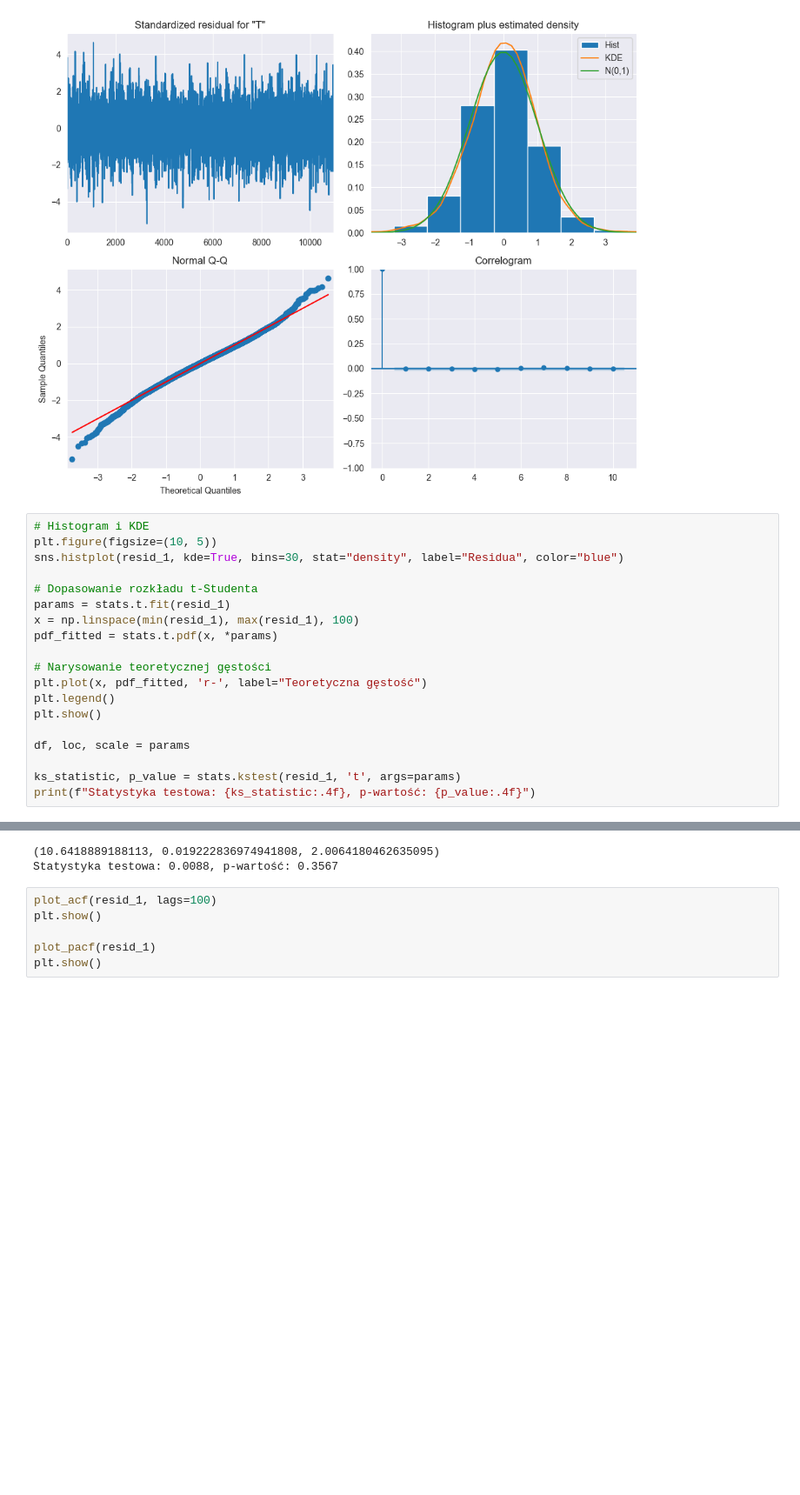
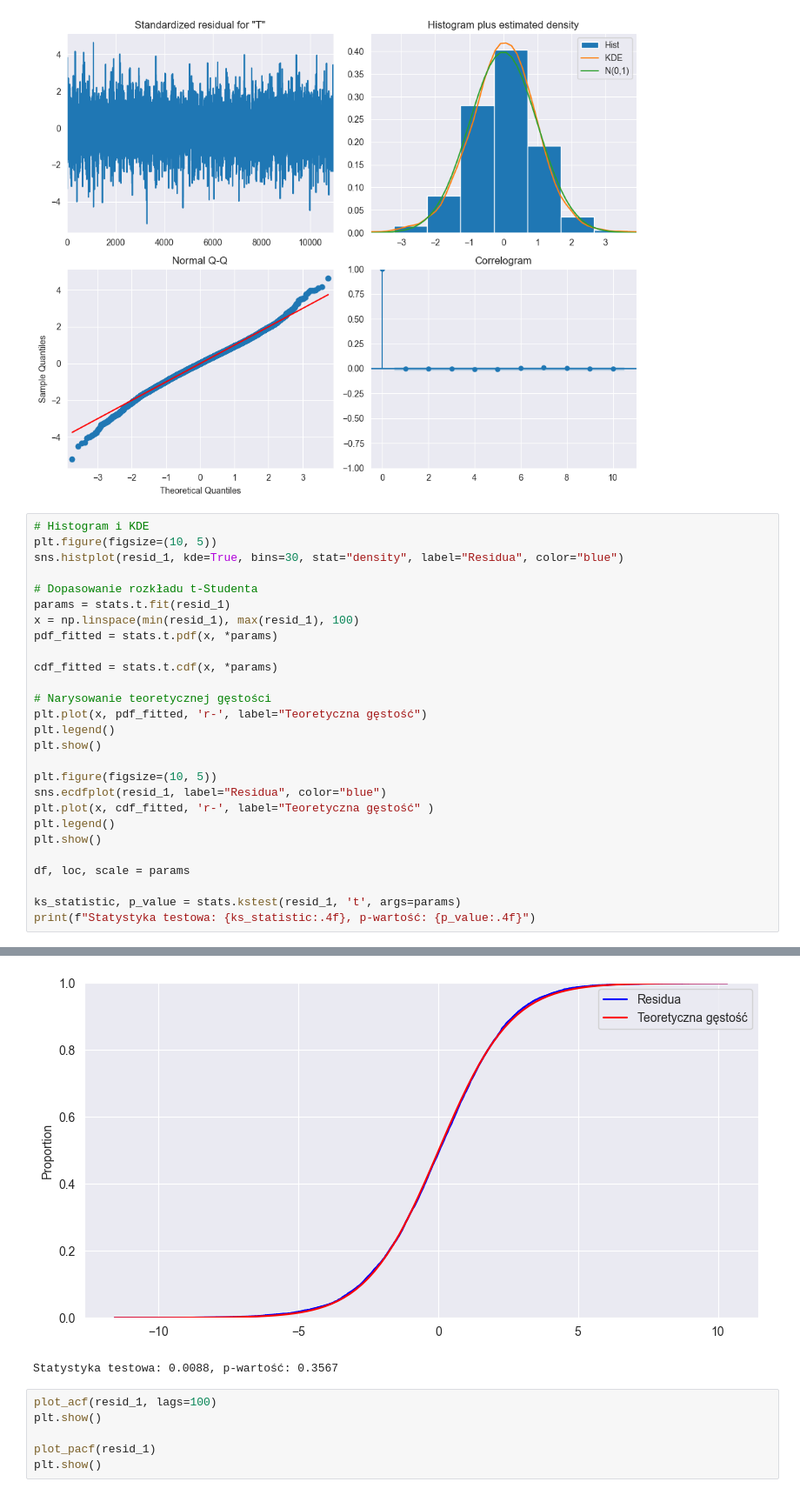
Before and after one commit to prog-zuzanna-sosnowska/Projekt-kaszcz, a Jupyter notebook: src/projekt_ARMA.ipynb, the cells around one changed output, grey strips where cells are left out. Shown at 87% size. Drawn from its saved outputs; the diff is of its cells as text; blank space fills up the shorter version.

```diff
--- a/src/projekt_ARMA.ipynb
+++ b/src/projekt_ARMA.ipynb
@@ -534,25 +534,33 @@ plt.show()
 # %%
 # Histogram i KDE
 plt.figure(figsize=(10, 5))
 sns.histplot(resid_1, kde=True, bins=30, stat="density", label="Residua", color="blue")
 
 # Dopasowanie rozkładu t-Studenta
 params = stats.t.fit(resid_1)
 x = np.linspace(min(resid_1), max(resid_1), 100)
 pdf_fitted = stats.t.pdf(x, *params)
 
+cdf_fitted = stats.t.cdf(x, *params)
+
 # Narysowanie teoretycznej gęstości
 plt.plot(x, pdf_fitted, 'r-', label="Teoretyczna gęstość")
+plt.legend()
+plt.show()
+
+plt.figure(figsize=(10, 5))
+sns.ecdfplot(resid_1, label="Residua", color="blue")
+plt.plot(x, cdf_fitted, 'r-', label="Teoretyczna gęstość" )
 plt.legend()
 plt.show()
 
 df, loc, scale = params
 
 ks_statistic, p_value = stats.kstest(resid_1, 't', args=params)
 print(f"Statystyka testowa: {ks_statistic:.4f}, p-wartość: {p_value:.4f}")
 # %% [output]
 [figure]
+[figure, added]
-(10.6418889188113, 0.019222836974941808, 2.0064180462635095)
 Statystyka testowa: 0.0088, p-wartość: 0.3567
 # %%
 plot_acf(resid_1, lags=100)
```
Also changed, not shown: parts of 4 cells of this notebook.
